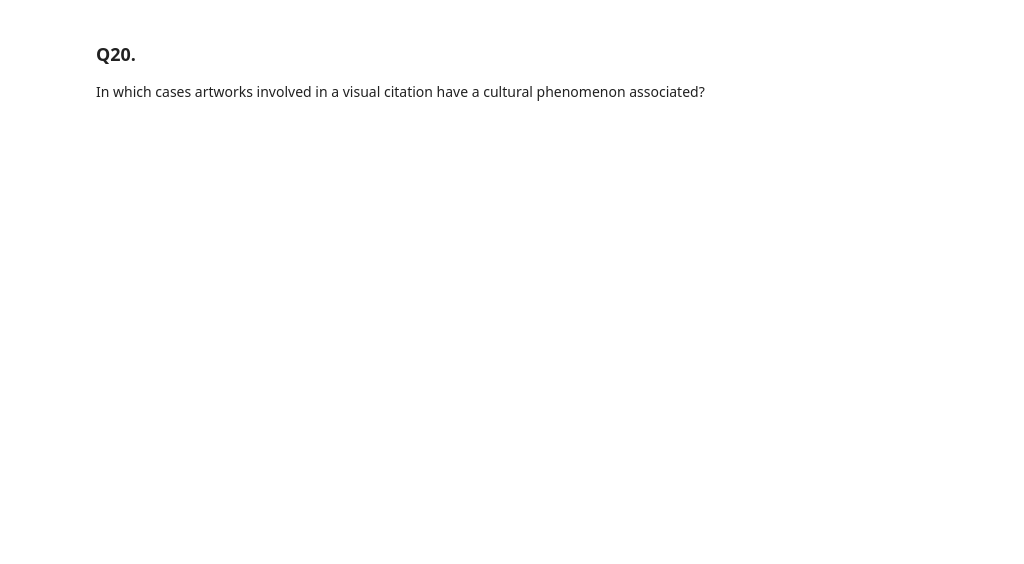
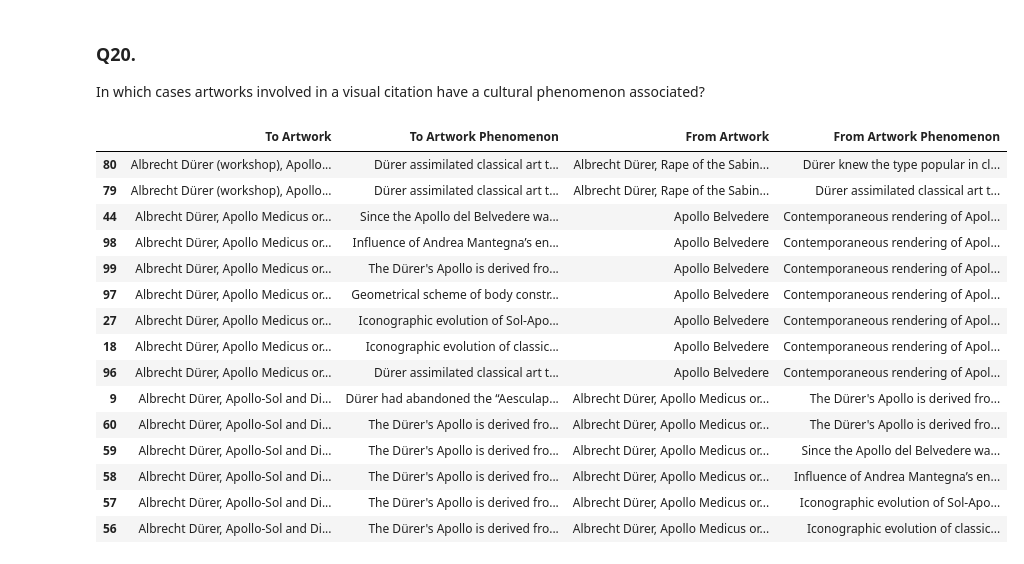
Before and after one commit to SofiBar/IconologyDataset, a Jupyter notebook: analysis/research_questions.ipynb, the cells around one changed output. Cells and saved outputs as stored; diff of their text form; code cells hidden in the pictures; blank space fills up the shorter version.

```diff
--- a/analysis/research_questions.ipynb
+++ b/analysis/research_questions.ipynb
@@ -798,3 +1325,71 @@ What artworks cite the visual pattern of other ones?
 # %% [markdown]
 ### Q20.
 In which cases artworks involved in a visual citation have a cultural phenomenon associated?
+# %%
+visual_cf_list = []
+q_visual_cf = """
+PREFIX d: <https://w3id.org/icon/data/>
+PREFIX icon: <https://w3id.org/icon/ontology/>
+PREFIX sim: <https://w3id.org/simulation/ontology/>
+PREFIX dul: <http://www.ontologydesignpatterns.org/ont/dul/DUL.owl#>
+PREFIX crm: <http://www.cidoc-crm.org/cidoc-crm/>
+PREFIX cito: <http://purl.org/spar/cito/>
+
+SELECT DISTINCT ?art ?artLabel ?cfArtLabel ?fromArt ?fromArtLabel ?cfFromArtLabel  where {
+
+    ?rec icon:aboutWorkOfArt ?art;
+        a icon:FormalMotifRecognition.
+    ?rec icon:hasPrototypicalMotif ?am;  icon:hasCopiedMotif ?am2.
+    ?rec2 icon:aboutWorkOfArt ?fromArt; icon:recognizedArtisticMotif | icon:recognizedComposition ?am .
+    ?obj crm:P65_shows_visual_item ?art; rdfs:label ?artLabel.
+    ?fromObj crm:P65_shows_visual_item ?fromArt; rdfs:label ?fromArtLabel.
+
+    # respective cf
+
+    ?iconol2 icon:aboutWorkOfArt ?fromArt; icon:recognizedIntrinsicMeaning / icon:recognizedCulturalPhenomenon ?cfFromArt.
+    ?cfFromArt rdfs:label ?cfFromArtLabel.
+
+    ?iconol icon:aboutWorkOfArt ?art; icon:recognizedIntrinsicMeaning / icon:recognizedCulturalPhenomenon ?cfArt.
+    ?cfArt rdfs:label ?cfArtLabel.
+
+    FILTER (?artLabel != "")
+    FILTER (?fromArtLabel != "")
+
+    }
+    """
+res_visual_cf = sparql_query_setting(q_visual_cf, icon_sparql)
+for b in res_visual_cf['results']['bindings']:
+    art = b["art"]["value"].replace("https://w3id.org/icon/data/", "d:")
+    artLabel = b["artLabel"]["value"]
+    cfArt = b["cfArt"]["value"].replace("https://w3id.org/icon/data/", "d:")
+    cfArtLabel = b["cfArtLabel"]["value"]
+
+    fromArt = b["fromArt"]["value"].replace("https://w3id.org/icon/data/", "d:")
+    fromArtLabel = b["fromArtLabel"]["value"]
+    cfFromArt = b["cfFromArt"]["value"].replace("https://w3id.org/icon/data/", "d:")
+    cfFromArtLabel = b["cfFromArtLabel"]["value"]
+
+    visual_cf_list.append([artLabel, cfArtLabel, fromArtLabel, cfFromArtLabel])
+
+    df_visual_cf = pd.DataFrame(np.array(visual_cf_list),
+        columns=['To Artwork', 'To Artwork Phenomenon', 'From Artwork', 'From Artwork Phenomenon'])
+
+df_visual_cf2 = df_visual_cf.sort_values(by='To Artwork')
+df_visual_cf2.head(15)
+# %% [output]
+|  | To Artwork | To Artwork Phenomenon | From Artwork | From Artwork Phenomenon |
+| 80 | Albrecht Dürer (workshop), Apollo... | Dürer assimilated classical art t... | Albrecht Dürer, Rape of the Sabin... | Dürer knew the type popular in cl... |
+| 79 | Albrecht Dürer (workshop), Apollo... | Dürer assimilated classical art t... | Albrecht Dürer, Rape of the Sabin... | Dürer assimilated classical art t... |
+| 44 | Albrecht Dürer, Apollo Medicus or... | Since the Apollo del Belvedere wa... | Apollo Belvedere | Contemporaneous rendering of Apol... |
+| 98 | Albrecht Dürer, Apollo Medicus or... | Influence of Andrea Mantegna’s en... | Apollo Belvedere | Contemporaneous rendering of Apol... |
+| 99 | Albrecht Dürer, Apollo Medicus or... | The Dürer's Apollo is derived fro... | Apollo Belvedere | Contemporaneous rendering of Apol... |
+| 97 | Albrecht Dürer, Apollo Medicus or... | Geometrical scheme of body constr... | Apollo Belvedere | Contemporaneous rendering of Apol... |
+| 27 | Albrecht Dürer, Apollo Medicus or... | Iconographic evolution of Sol-Apo... | Apollo Belvedere | Contemporaneous rendering of Apol... |
+| 18 | Albrecht Dürer, Apollo Medicus or... | Iconographic evolution of classic... | Apollo Belvedere | Contemporaneous rendering of Apol... |
+| 96 | Albrecht Dürer, Apollo Medicus or... | Dürer assimilated classical art t... | Apollo Belvedere | Contemporaneous rendering of Apol... |
+| 9 | Albrecht Dürer, Apollo-Sol and Di... | Dürer had abandoned the “Aesculap... | Albrecht Dürer, Apollo Medicus or... | The Dürer's Apollo is derived fro... |
+| 60 | Albrecht Dürer, Apollo-Sol and Di... | The Dürer's Apollo is derived fro... | Albrecht Dürer, Apollo Medicus or... | The Dürer's Apollo is derived fro... |
+| 59 | Albrecht Dürer, Apollo-Sol and Di... | The Dürer's Apollo is derived fro... | Albrecht Dürer, Apollo Medicus or... | Since the Apollo del Belvedere wa... |
+| 58 | Albrecht Dürer, Apollo-Sol and Di... | The Dürer's Apollo is derived fro... | Albrecht Dürer, Apollo Medicus or... | Influence of Andrea Mantegna’s en... |
+| 57 | Albrecht Dürer, Apollo-Sol and Di... | The Dürer's Apollo is derived fro... | Albrecht Dürer, Apollo Medicus or... | Iconographic evolution of Sol-Apo... |
+| 56 | Albrecht Dürer, Apollo-Sol and Di... | The Dürer's Apollo is derived fro... | Albrecht Dürer, Apollo Medicus or... | Iconographic evolution of classic... |
```
Also changed, not shown: parts of 9 cells of this notebook.
